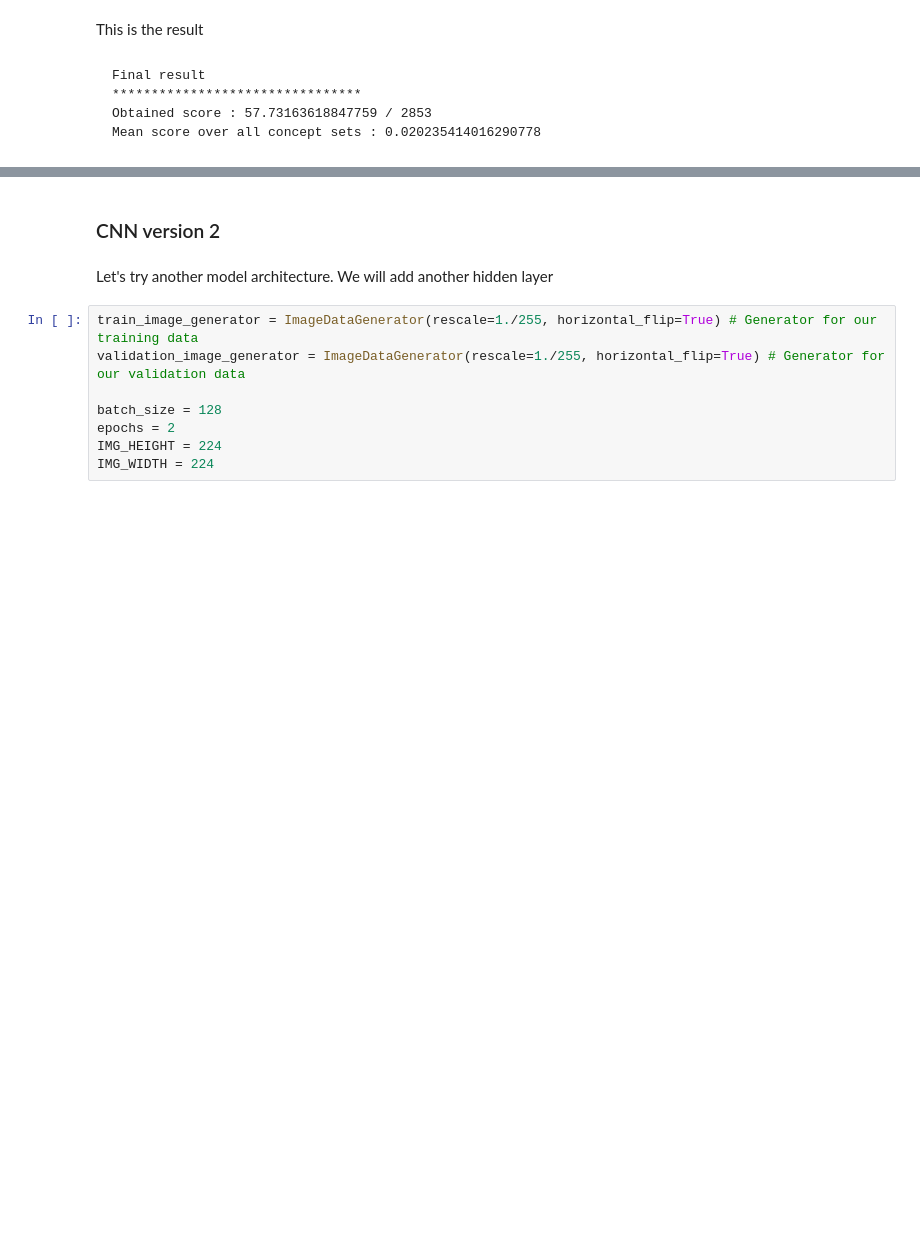
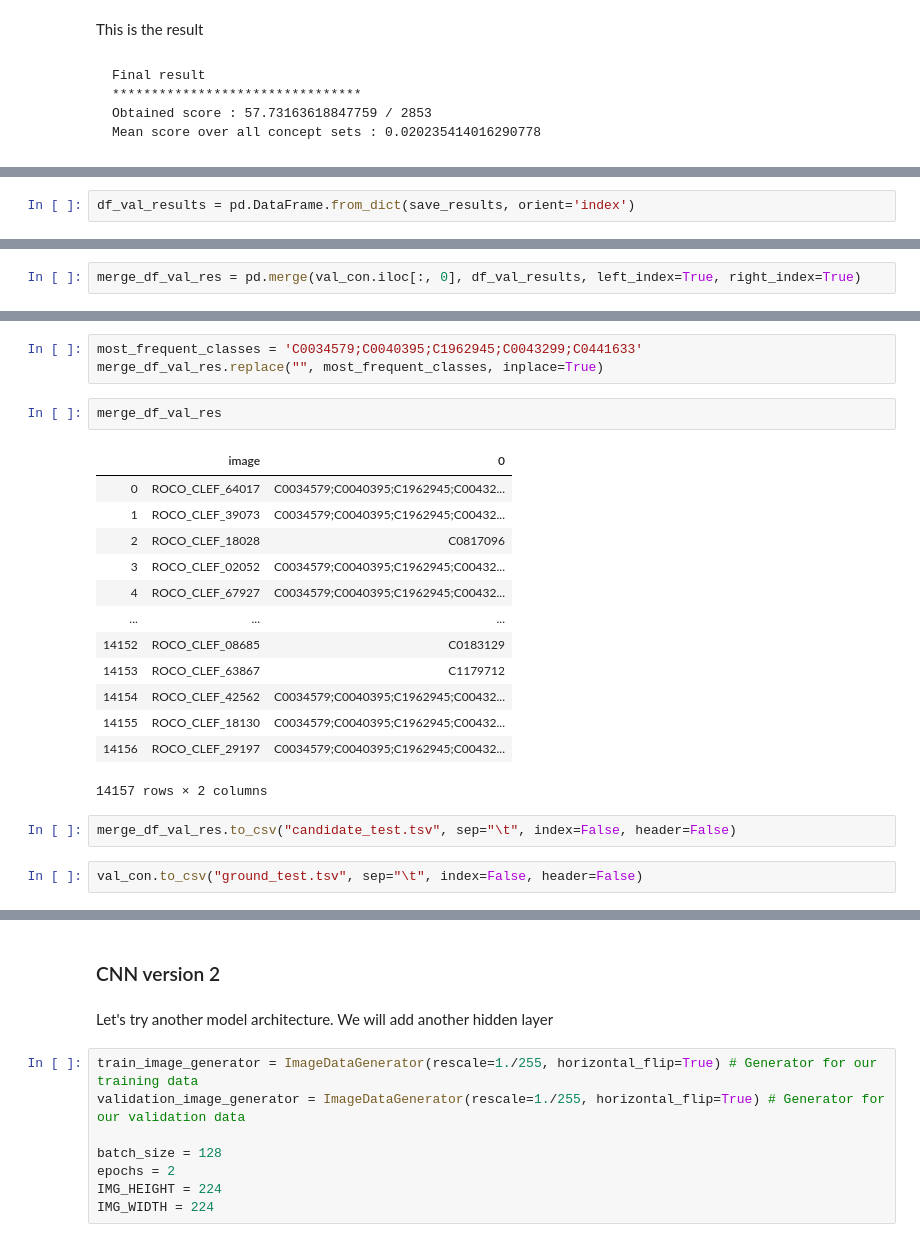
Before and after one commit to ionpetro/ImageCLEF-Medical-Caption-Task-2019, a Jupyter notebook: Documentation_Image_Classifier.ipynb, the cells around one changed output, grey strips where cells are left out. Drawn from its saved outputs; the diff is of its cells as text; blank space fills up the shorter version.

```diff
--- a/Documentation_Image_Classifier.ipynb
+++ b/Documentation_Image_Classifier.ipynb
@@ -510,0 +565,2 @@ We can do better, so we will try another model
+# %%
+df_val_results = pd.DataFrame.from_dict(save_results, orient='index')
@@ -510,0 +576,2 @@ We can do better, so we will try another model
+# %%
+merge_df_val_res = pd.merge(val_con.iloc[:, 0], df_val_results, left_index=True, right_index=True)
@@ -510,0 +587,23 @@ We can do better, so we will try another model
+# %%
+most_frequent_classes = 'C0034579;C0040395;C1962945;C0043299;C0441633'
+merge_df_val_res.replace("", most_frequent_classes, inplace=True)
+# %%
+merge_df_val_res
+# %% [output]
+|  | image | 0 |
+| 0 | ROCO_CLEF_64017 | C0034579;C0040395;C1962945;C00432... |
+| 1 | ROCO_CLEF_39073 | C0034579;C0040395;C1962945;C00432... |
+| 2 | ROCO_CLEF_18028 | C0817096 |
+| 3 | ROCO_CLEF_02052 | C0034579;C0040395;C1962945;C00432... |
+| 4 | ROCO_CLEF_67927 | C0034579;C0040395;C1962945;C00432... |
+| ... | ... | ... |
+| 14152 | ROCO_CLEF_08685 | C0183129 |
+| 14153 | ROCO_CLEF_63867 | C1179712 |
+| 14154 | ROCO_CLEF_42562 | C0034579;C0040395;C1962945;C00432... |
+| 14155 | ROCO_CLEF_18130 | C0034579;C0040395;C1962945;C00432... |
+| 14156 | ROCO_CLEF_29197 | C0034579;C0040395;C1962945;C00432... |
+14157 rows × 2 columns
+# %%
+merge_df_val_res.to_csv("candidate_test.tsv", sep="\t", index=False, header=False)
+# %%
+val_con.to_csv("ground_test.tsv", sep="\t", index=False, header=False)
```
Also changed, not shown: parts of 77 cells of this notebook.
